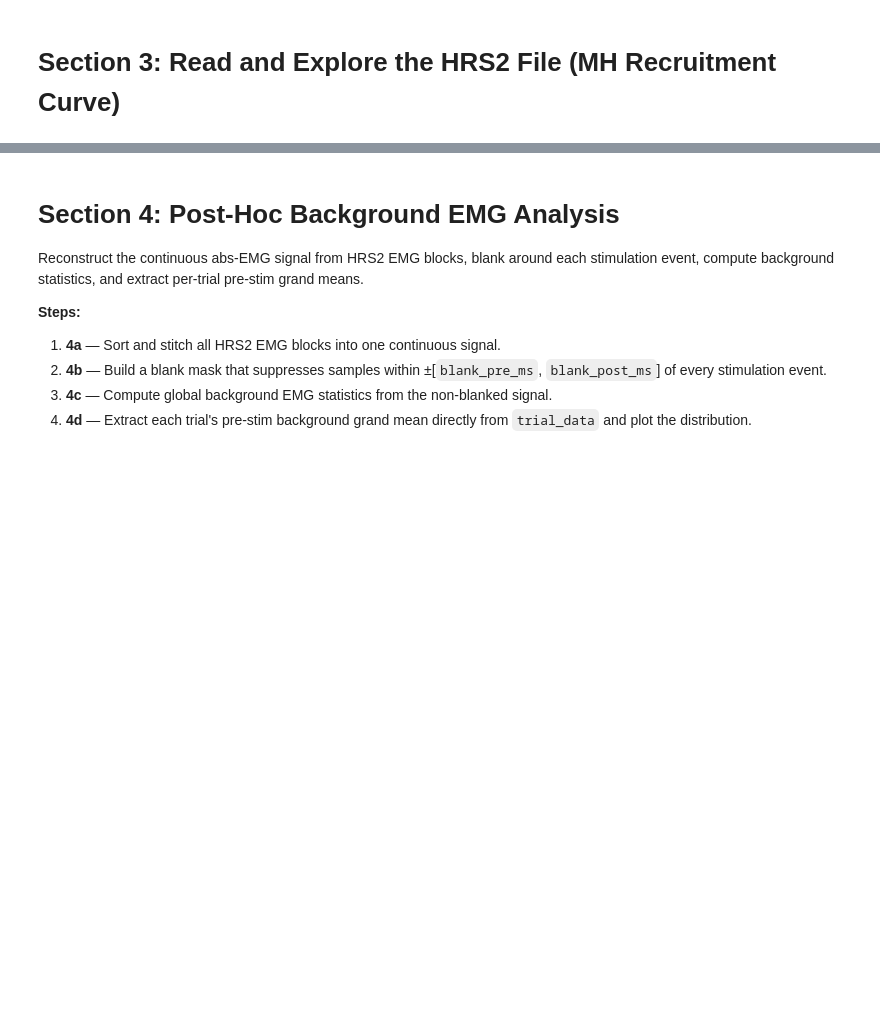
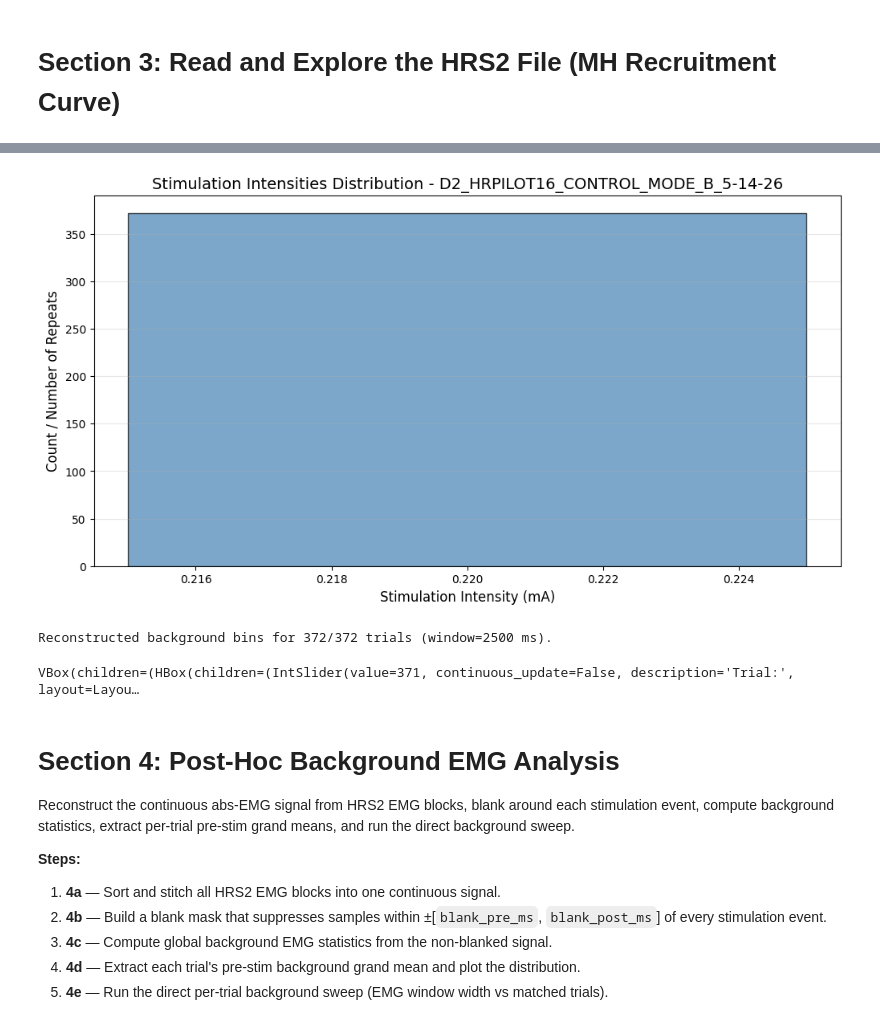
Before and after one commit to yahriels/Open-Ephys-H-Reflex-Python-Data-Analysis, a Jupyter notebook: src/open_ephys/analysis/Post_Hoc_Global_Windowing.ipynb, the cells around one changed output, grey strips where cells are left out. Saved outputs shown, nothing was run; the diff lists cells and outputs as text; code cells hidden in the pictures; blank space fills up the shorter version.

```diff
--- a/src/open_ephys/analysis/Post_Hoc_Global_Windowing.ipynb
+++ b/src/open_ephys/analysis/Post_Hoc_Global_Windowing.ipynb
@@ -127,12 +140,27 @@ else:
   Diff samples:   191
+# %%
+# ---- Histogram of stimulation intensities ----
+
+
+plot_amplitude_distribution(hrs2_trials, hrs2_header)
+
+# ---- "Most recent background" + "Background EMG Level" plots ----
+# Mirrors the H-Reflex App recruitment-curve trial plot widgets.
+plot_background_emg_views(hrs2_trials, hrs2_emg_blocks, monitoring_window_ms=2500,
+                          sample_rate=recording_sample_rate or hrs1_header.sample_rate)
+# %% [output]
+[figure, added]
+Reconstructed background bins for 372/372 trials (window=2500 ms).
+VBox(children=(HBox(children=(IntSlider(value=371, continuous_update=False, description='Trial:', layout=Layou…
 # %% [markdown]
 # Section 4: Post-Hoc Background EMG Analysis
 
-Reconstruct the continuous abs-EMG signal from HRS2 EMG blocks, blank around each stimulation event, compute background statistics, and extract per-trial pre-stim grand means.
+Reconstruct the continuous abs-EMG signal from HRS2 EMG blocks, blank around each stimulation event, compute background statistics, extract per-trial pre-stim grand means, and run the direct background sweep.
 
 **Steps:**
 1. **4a** — Sort and stitch all HRS2 EMG blocks into one continuous signal.
 2. **4b** — Build a blank mask that suppresses samples within ±[`blank_pre_ms`, `blank_post_ms`] of every stimulation event.
 3. **4c** — Compute global background EMG statistics from the non-blanked signal.
-4. **4d** — Extract each trial's pre-stim background grand mean directly from `trial_data` and plot the distribution.
+4. **4d** — Extract each trial's pre-stim background grand mean and plot the distribution.
+5. **4e** — Run the direct per-trial background sweep (EMG window width vs matched trials).
 # %%
```
Also changed, not shown: parts of 24 cells of this notebook, 10 other files.
